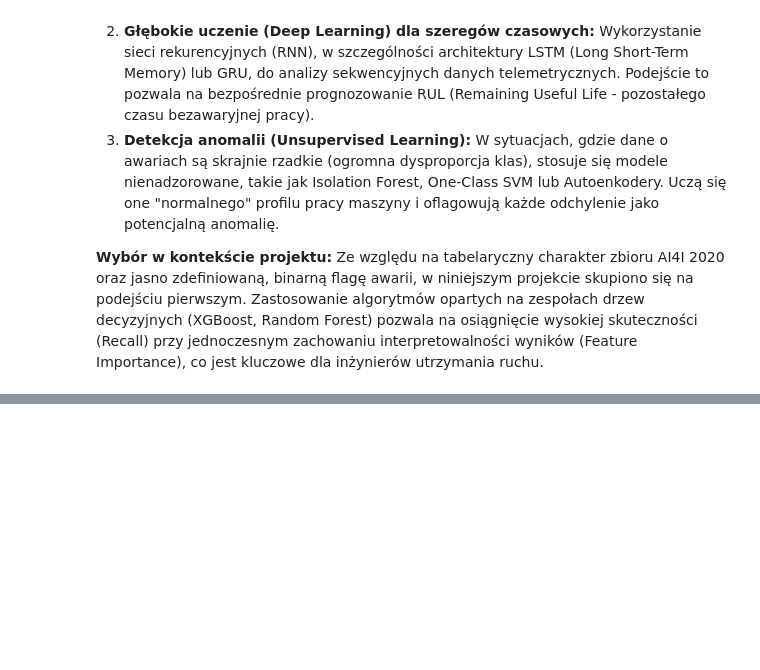
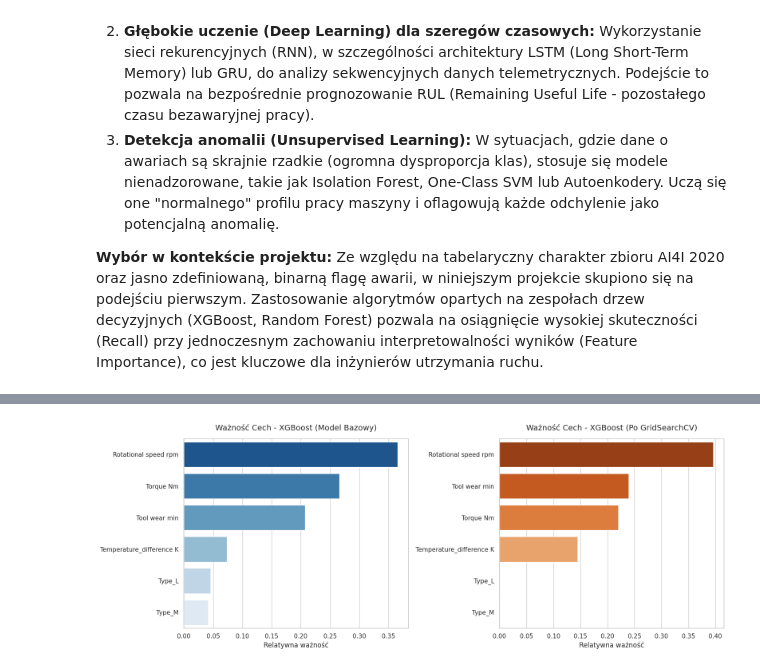
Before and after one commit to olit12321/PMN-26L, a Jupyter notebook: projekt/aiprojekt.ipynb, the cells around one changed output, grey strips where cells are left out. Saved outputs shown, nothing was run; the diff lists cells and outputs as text; code cells hidden in the pictures; blank space fills up the shorter version.

```diff
--- a/projekt/aiprojekt.ipynb
+++ b/projekt/aiprojekt.ipynb
@@ -251,0 +514,33 @@ Ze względu na tabelaryczny charakter zbioru AI4I 2020 oraz jasno zdefiniowaną,
+# %%
+import pandas as pd
+import matplotlib.pyplot as plt
+import seaborn as sns
+
+# Pobranie wag (ważności cech) bezpośrednio z wytrenowanych modeli
+importances_base = xgb_model.feature_importances_
+importances_opt = best_xgb_model.feature_importances_
+features = X_train.columns
+
+# Złożenie tego w czytelne tabele (DataFrames) i posortowanie od najważniejszych
+df_imp_base = pd.DataFrame({'Cecha': features, 'Ważność': importances_base}).sort_values(by='Ważność', ascending=False)
+df_imp_opt = pd.DataFrame({'Cecha': features, 'Ważność': importances_opt}).sort_values(by='Ważność', ascending=False)
+
+
+fig, axes = plt.subplots(nrows=1, ncols=2, figsize=(16, 6))
+
+# 1. Wykres dla modelu bazowego
+sns.barplot(data=df_imp_base, x='Ważność', y='Cecha', ax=axes[0], palette='Blues_r', hue='Cecha', legend=False)
+axes[0].set_title('Ważność Cech - XGBoost (Model Bazowy)', fontsize=14, pad=15)
+axes[0].set_xlabel('Relatywna ważność', fontsize=12)
+axes[0].set_ylabel('')
+
+# 2. Wykres dla modelu zoptymalizowanego
+sns.barplot(data=df_imp_opt, x='Ważność', y='Cecha', ax=axes[1], palette='Oranges_r', hue='Cecha', legend=False)
+axes[1].set_title('Ważność Cech - XGBoost (Po GridSearchCV)', fontsize=14, pad=15)
+axes[1].set_xlabel('Relatywna ważność', fontsize=12)
+axes[1].set_ylabel('')
+
+plt.tight_layout()
+plt.show()
+# %% [output]
+[figure, added]
```
Also changed, not shown: parts of 16 cells of this notebook.
